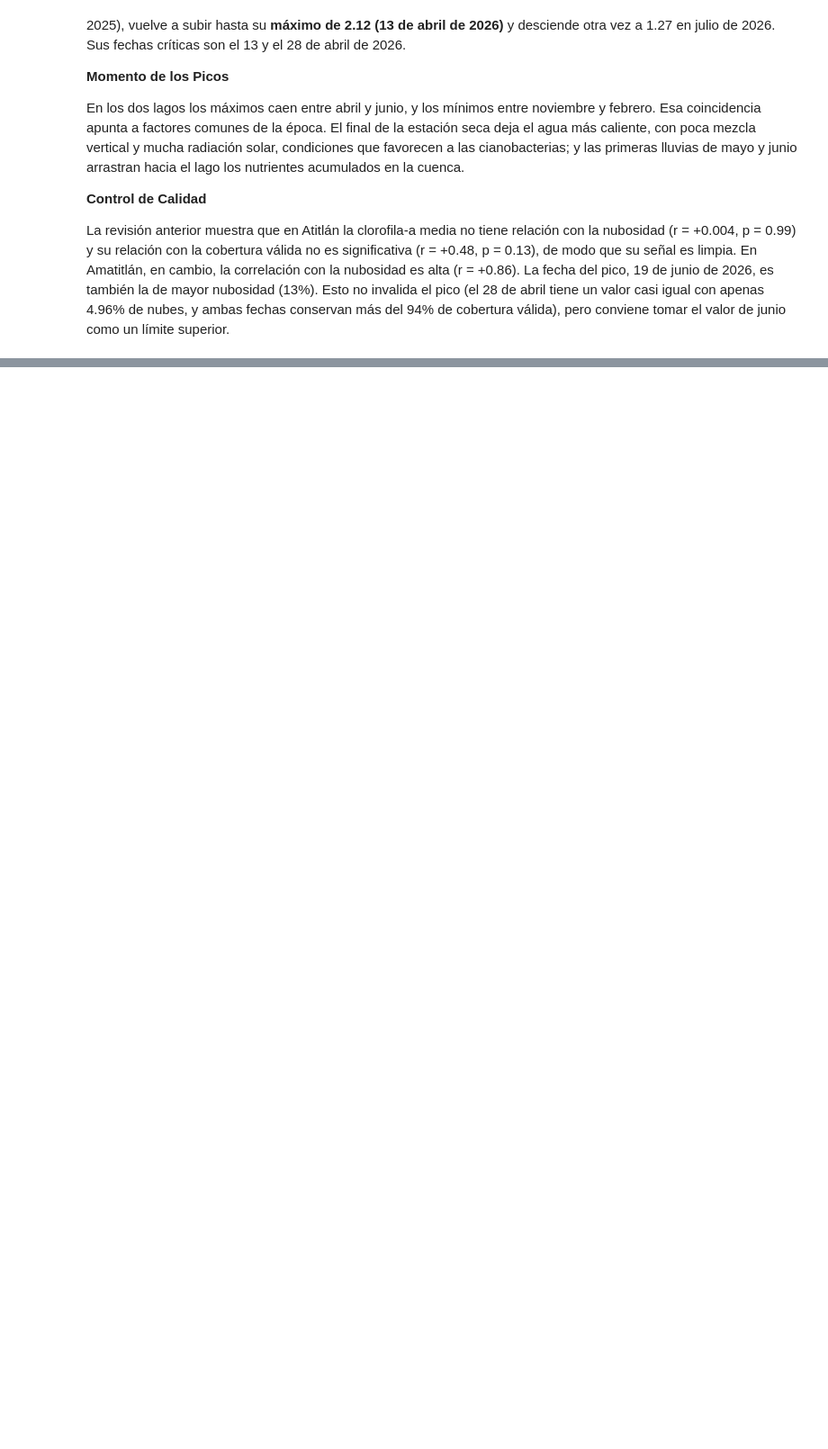
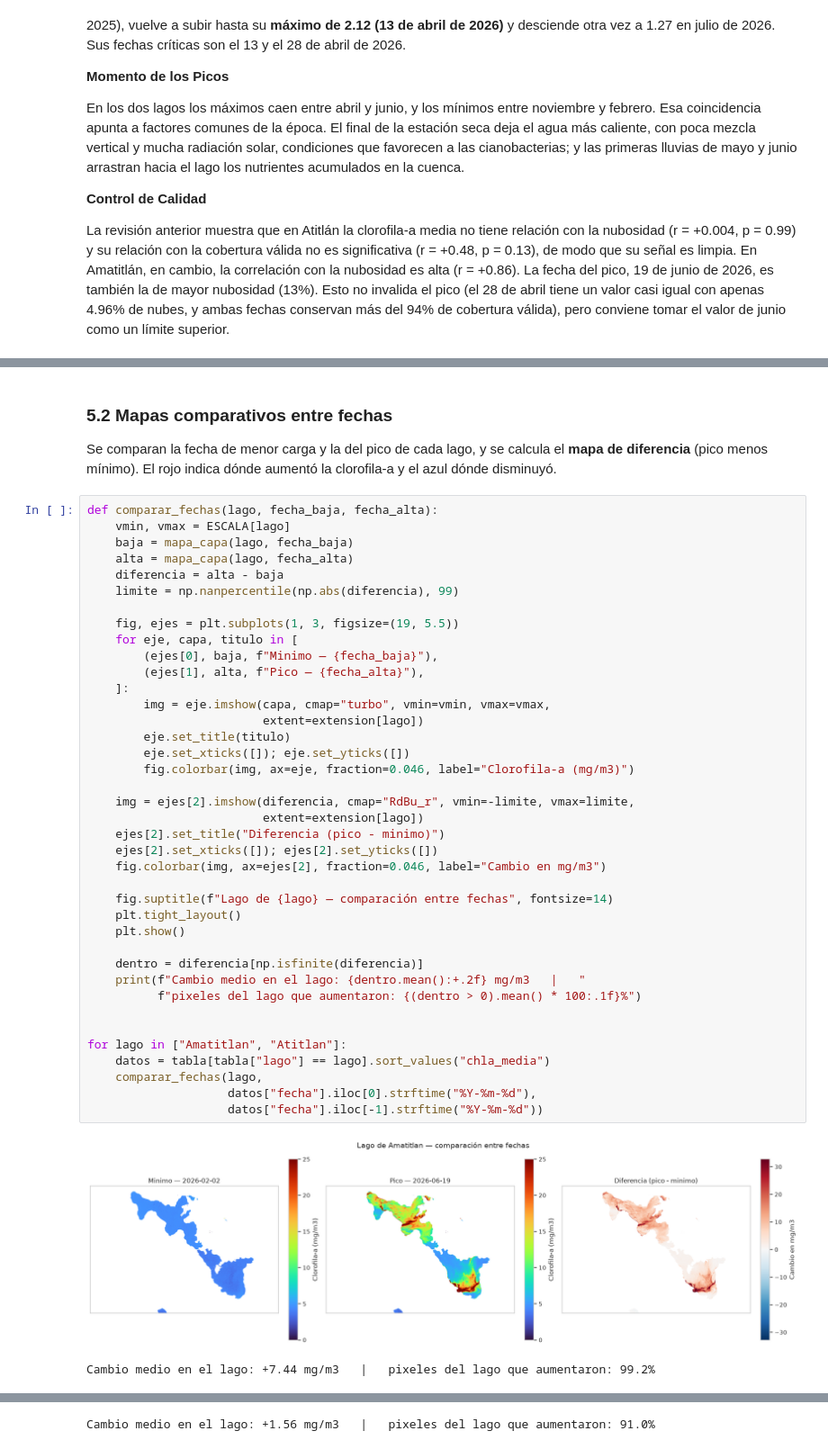
Before and after one commit to Tunchxz/CC3084-Laboratorio-4, a Jupyter notebook: notebooks/02_analisis_cianobacteria.ipynb, the cells around one changed output, grey strips where cells are left out. Shown at 90% size. Cells and saved outputs as stored; diff of their text form; blank space fills up the shorter version.

```diff
--- a/notebooks/02_analisis_cianobacteria.ipynb
+++ b/notebooks/02_analisis_cianobacteria.ipynb
@@ -267,0 +354,46 @@ La revisión anterior muestra que en Atitlán la clorofila-a media no tiene rela
+# %% [markdown]
+### 5.2 Mapas comparativos entre fechas
+
+Se comparan la fecha de menor carga y la del pico de cada lago, y se calcula el **mapa de diferencia** (pico menos mínimo). El rojo indica dónde aumentó la clorofila-a y el azul dónde disminuyó.
+# %%
+def comparar_fechas(lago, fecha_baja, fecha_alta):
+    vmin, vmax = ESCALA[lago]
+    baja = mapa_capa(lago, fecha_baja)
+    alta = mapa_capa(lago, fecha_alta)
+    diferencia = alta - baja
+    limite = np.nanpercentile(np.abs(diferencia), 99)
+
+    fig, ejes = plt.subplots(1, 3, figsize=(19, 5.5))
+    for eje, capa, titulo in [
+        (ejes[0], baja, f"Minimo — {fecha_baja}"),
+        (ejes[1], alta, f"Pico — {fecha_alta}"),
+    ]:
+        img = eje.imshow(capa, cmap="turbo", vmin=vmin, vmax=vmax,
+                         extent=extension[lago])
+        eje.set_title(titulo)
+        eje.set_xticks([]); eje.set_yticks([])
+        fig.colorbar(img, ax=eje, fraction=0.046, label="Clorofila-a (mg/m3)")
+
+    img = ejes[2].imshow(diferencia, cmap="RdBu_r", vmin=-limite, vmax=limite,
+                         extent=extension[lago])
+    ejes[2].set_title("Diferencia (pico - minimo)")
+    ejes[2].set_xticks([]); ejes[2].set_yticks([])
+    fig.colorbar(img, ax=ejes[2], fraction=0.046, label="Cambio en mg/m3")
+
+    fig.suptitle(f"Lago de {lago} — comparación entre fechas", fontsize=14)
+    plt.tight_layout()
+    plt.show()
+
+    dentro = diferencia[np.isfinite(diferencia)]
+    print(f"Cambio medio en el lago: {dentro.mean():+.2f} mg/m3   |   "
+          f"pixeles del lago que aumentaron: {(dentro > 0).mean() * 100:.1f}%")
+
+
+for lago in ["Amatitlan", "Atitlan"]:
+    datos = tabla[tabla["lago"] == lago].sort_values("chla_media")
+    comparar_fechas(lago,
+                    datos["fecha"].iloc[0].strftime("%Y-%m-%d"),
+                    datos["fecha"].iloc[-1].strftime("%Y-%m-%d"))
+# %% [output]
+[figure, added]
+Cambio medio en el lago: +7.44 mg/m3   |   pixeles del lago que aumentaron: 99.2%
@@ -267,0 +401 @@ La revisión anterior muestra que en Atitlán la clorofila-a media no tiene rela
+Cambio medio en el lago: +1.56 mg/m3   |   pixeles del lago que aumentaron: 91.0%
```
Also changed, not shown: parts of 8 cells of this notebook.
